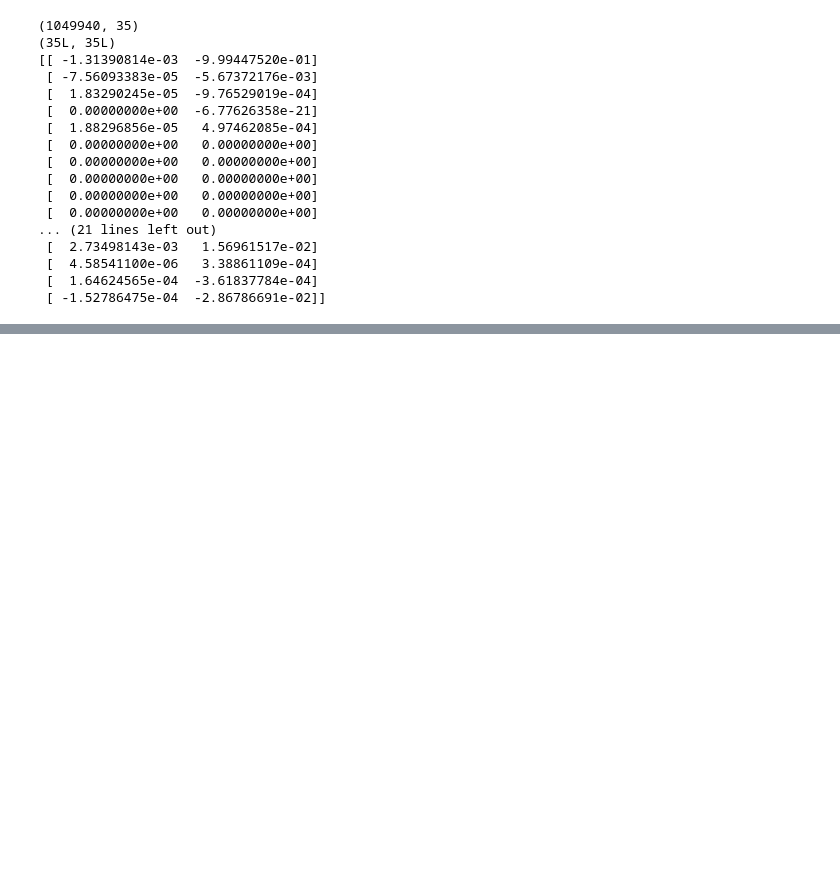
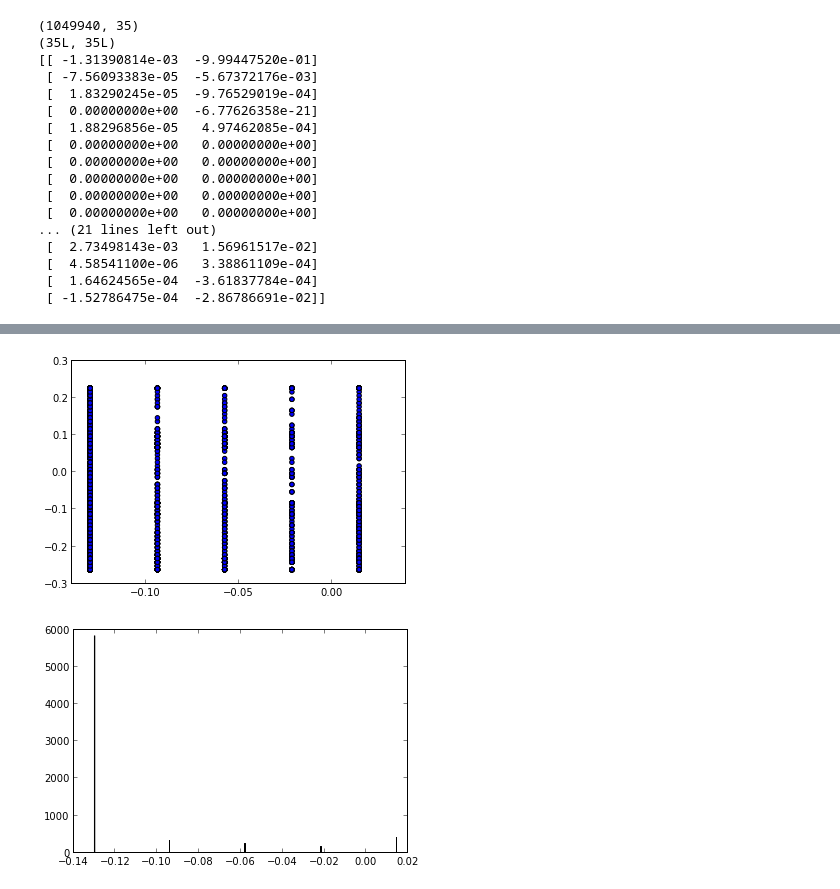
Before and after one commit to lrq3000/oacs, a Jupyter notebook: ipynb/Dataset Analysis.ipynb, the cells around one changed output, grey strips where cells are left out. Saved outputs shown, nothing was run; the diff lists cells and outputs as text; code cells hidden in the pictures; blank space fills up the shorter version.

```diff
--- a/ipynb/Dataset Analysis.ipynb
+++ b/ipynb/Dataset Analysis.ipynb
@@ -257,3 +265,14 @@ x = d['X']
 runner.vars['X'] = x
 runner.generic_call(runner.preoptimization, 'optimize')
 x2 = runner.vars['X']
+# %%
+import random
+X = runner.vars['X']
+rows = random.sample(X.index, 10000)
+plt.scatter(X.ix[rows,0], X.ix[rows,1])#, s=X.framerepeat))
+plt.show()
+plt.hist(X.ix[rows,0], bins=1000, normed=True)
+plt.show()
+# %% [output]
+[figure, added]
+[figure, added]
```
Also changed, not shown: parts of 7 cells of this notebook, 4 other files.
